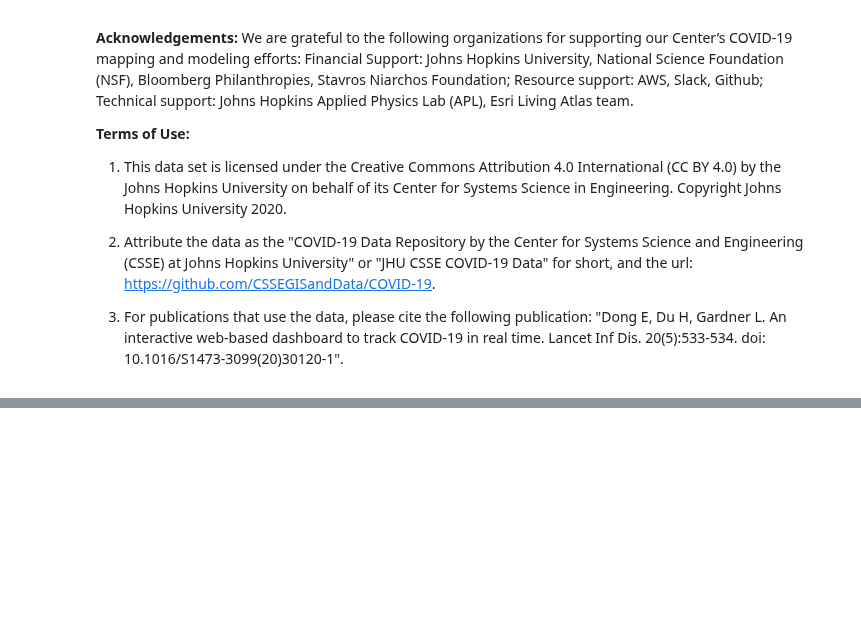
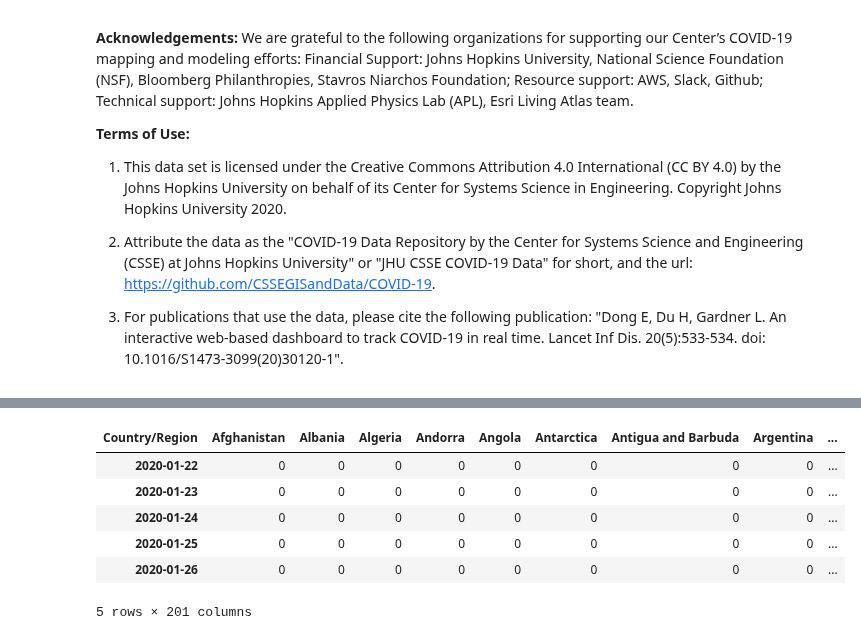
Before and after one commit to Akshay-Paunikar/Statistics_for_Data_Science, a Jupyter notebook: Data_Analysis/Covid_19/Covid_19_Data_Analysis.ipynb, the cells around one changed output, grey strips where cells are left out. Cells and saved outputs as stored; diff of their text form; code cells hidden in the pictures; blank space fills up the shorter version.

```diff
--- a/Data_Analysis/Covid_19/Covid_19_Data_Analysis.ipynb
+++ b/Data_Analysis/Covid_19/Covid_19_Data_Analysis.ipynb
@@ -21,0 +79,31 @@ This is the data repository for the 2019 Novel Coronavirus Visual Dashboard oper
+# %%
+# Drop irrelevant columns (Province/State)
+confirmed_df = confirmed_df.drop(columns=['Province/State', 'Lat', 'Long'])
+deaths_df = deaths_df.drop(columns=['Province/State', 'Lat', 'Long'])
+recovered_df = recovered_df.drop(columns=['Province/State', 'Lat', 'Long'])
+# %%
+# Group by country and sum the data
+confirmed_df = confirmed_df.groupby('Country/Region').sum()
+deaths_df = deaths_df.groupby('Country/Region').sum()
+recovered_df = recovered_df.groupby('Country/Region').sum()
+# %%
+# Transpose the dataframes
+confirmed_df = confirmed_df.transpose()
+deaths_df = deaths_df.transpose()
+recovered_df = recovered_df.transpose()
+# %%
+# Convert index to datetime
+confirmed_df.index = pd.to_datetime(confirmed_df.index)
+deaths_df.index = pd.to_datetime(deaths_df.index)
+recovered_df.index = pd.to_datetime(recovered_df.index)
+# %%
+# Display the cleaned data
+confirmed_df.head()
+# %% [output]
+| Country/Region | Afghanistan | Albania | Algeria | Andorra | Angola | Antarctica | Antigua and Barbuda | Argentina | ... |
+| 2020-01-22 | 0 | 0 | 0 | 0 | 0 | 0 | 0 | 0 | ... |
+| 2020-01-23 | 0 | 0 | 0 | 0 | 0 | 0 | 0 | 0 | ... |
+| 2020-01-24 | 0 | 0 | 0 | 0 | 0 | 0 | 0 | 0 | ... |
+| 2020-01-25 | 0 | 0 | 0 | 0 | 0 | 0 | 0 | 0 | ... |
+| 2020-01-26 | 0 | 0 | 0 | 0 | 0 | 0 | 0 | 0 | ... |
+5 rows × 201 columns
```
Also changed, not shown: parts of 7 cells of this notebook.
